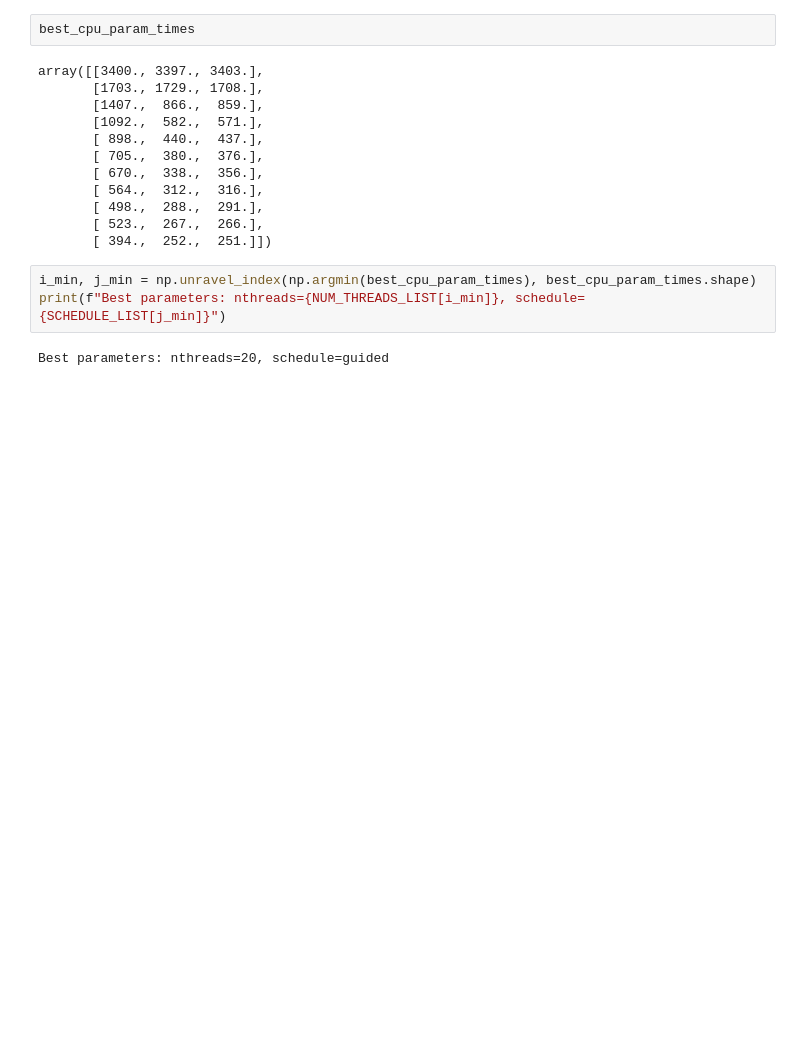
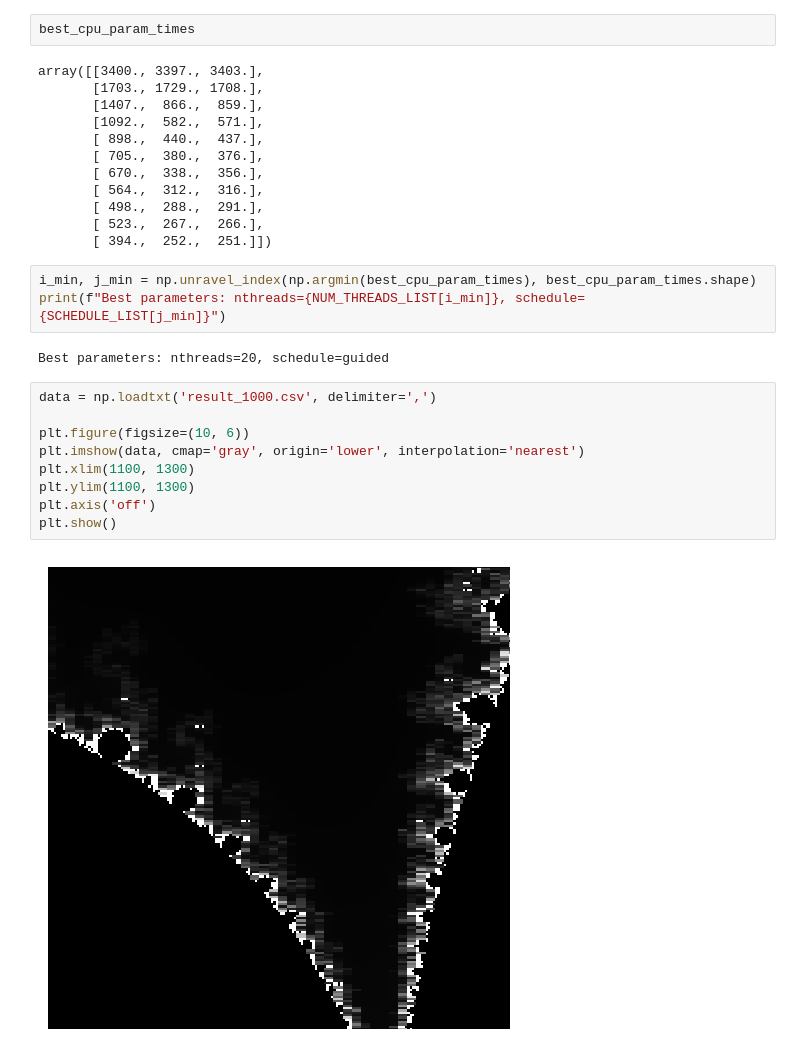
Before and after one commit to enriicola/high-performance-clowns, a Jupyter notebook: mandelbrot/select_best_param.ipynb, the cells around one changed output. Cells and saved outputs as stored; diff of their text form; blank space fills up the shorter version.

```diff
--- a/mandelbrot/select_best_param.ipynb
+++ b/mandelbrot/select_best_param.ipynb
@@ -164,3 +164,14 @@ i_min, j_min = np.unravel_index(np.argmin(best_cpu_param_times), best_cpu_param_
 print(f"Best parameters: nthreads={NUM_THREADS_LIST[i_min]}, schedule={SCHEDULE_LIST[j_min]}")
 # %% [output]
 Best parameters: nthreads=20, schedule=guided
+# %%
+data = np.loadtxt('result_1000.csv', delimiter=',')
+
+plt.figure(figsize=(10, 6))
+plt.imshow(data, cmap='gray', origin='lower', interpolation='nearest')
+plt.xlim(1100, 1300)
+plt.ylim(1100, 1300)
+plt.axis('off')
+plt.show()
+# %% [output]
+[figure, added]
```
Also changed, not shown: parts of 2 cells of this notebook, 14 other files.
